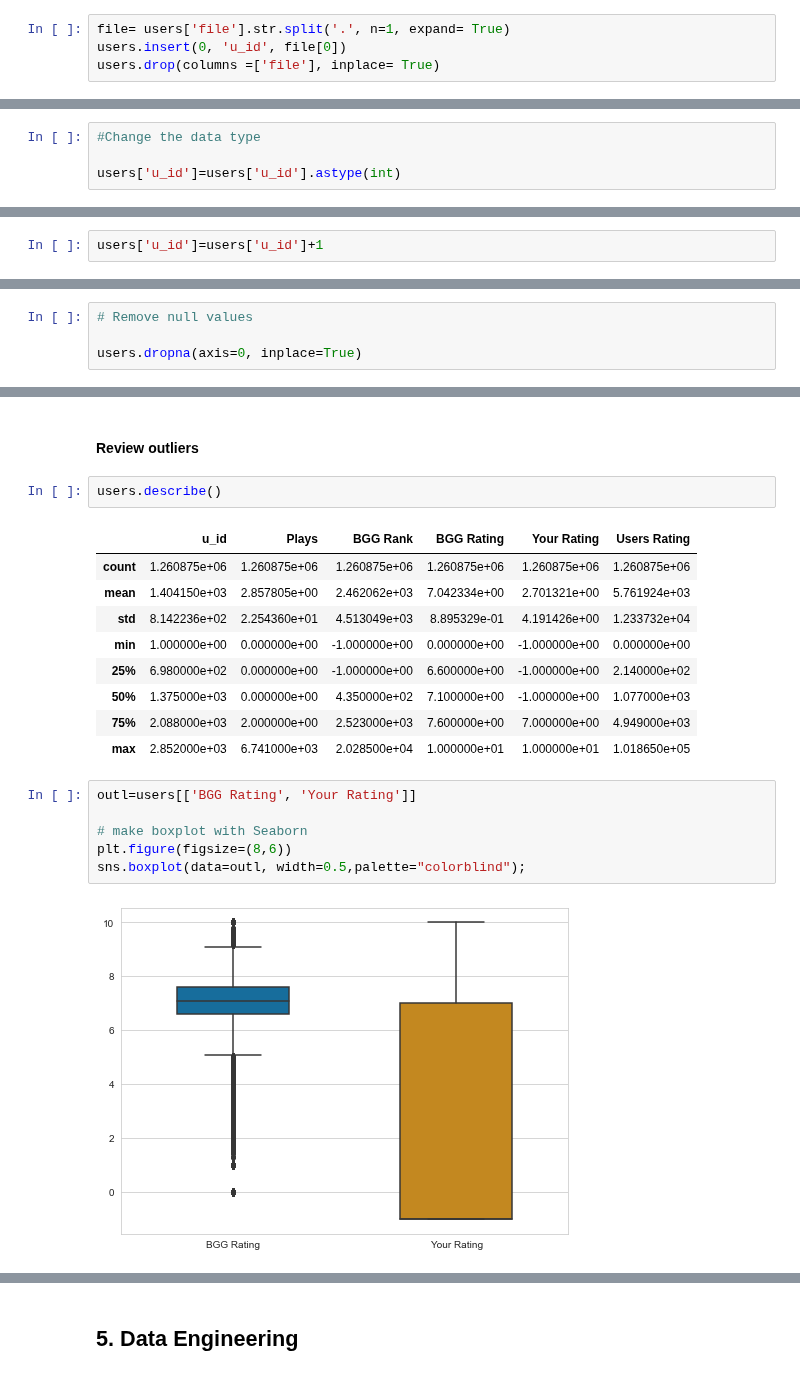
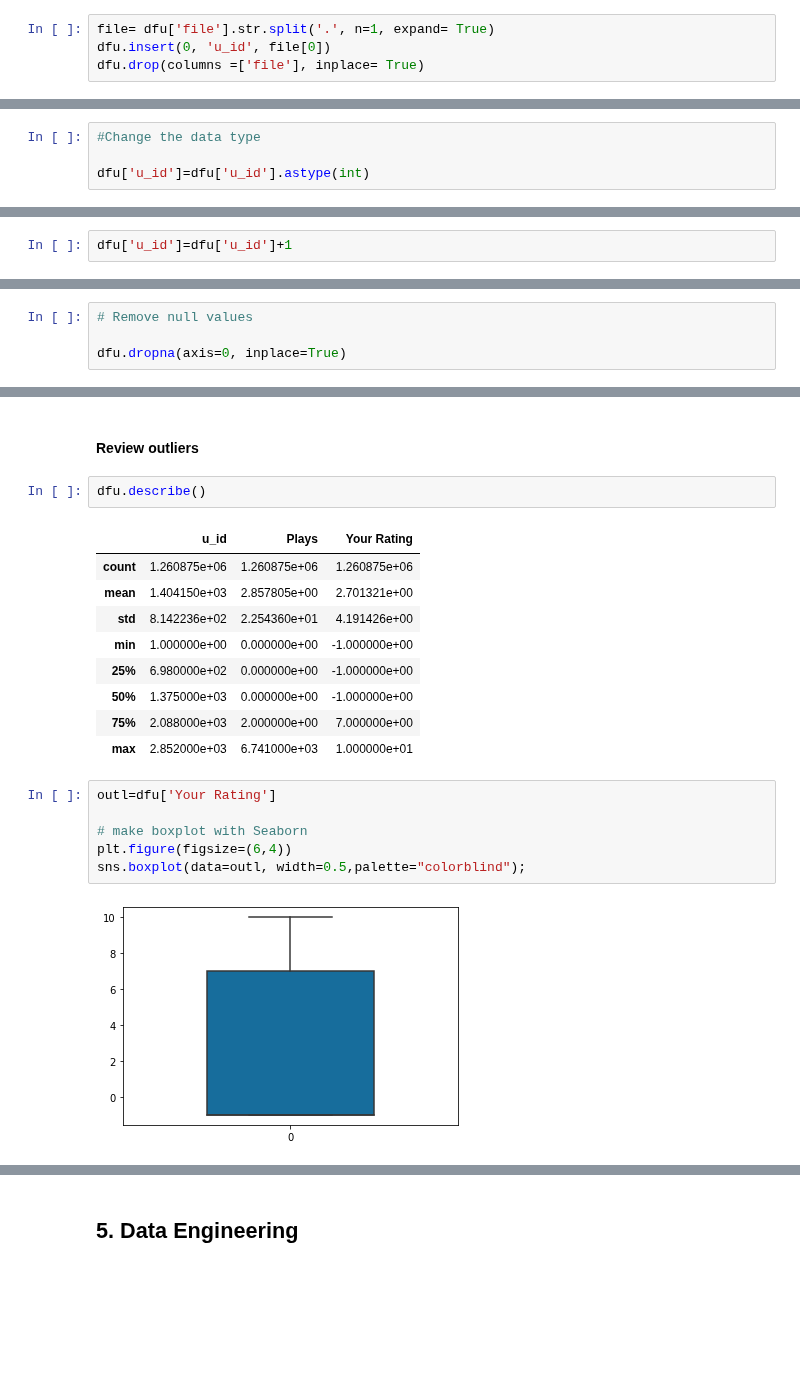
Before and after one commit to LourdesRodriguez/recommender_system, a Jupyter notebook: 2_Data_Understanding.ipynb, the cells around one changed output, grey strips where cells are left out. Saved outputs shown, nothing was run; the diff lists cells and outputs as text; blank space fills up the shorter version.

```diff
--- a/2_Data_Understanding.ipynb
+++ b/2_Data_Understanding.ipynb
@@ -596,7 +596,7 @@ users.head()
 # %% [markdown]
 ##### Set the name of the file as user id
 # %%
-file= users['file'].str.split('.', n=1, expand= True)
-users.insert(0, 'u_id', file[0])
-users.drop(columns =['file'], inplace= True)
+file= dfu['file'].str.split('.', n=1, expand= True)
+dfu.insert(0, 'u_id', file[0])
+dfu.drop(columns =['file'], inplace= True)
 # %%
@@ -636,5 +636,5 @@ memory usage: 48.1+ MB
 # %%
 #Change the data type
 
-users['u_id']=users['u_id'].astype(int)
+dfu['u_id']=dfu['u_id'].astype(int)
 # %%
@@ -660,5 +660,5 @@ users[users['u_id']==0]
 | 187188 | 0 | Zooloretto: Three Extra Enclosures | 0.0 | -1.0 | 0.0% |
 544 rows × 5 columns
 # %%
-users['u_id']=users['u_id']+1
+dfu['u_id']=dfu['u_id']+1
 # %%
@@ -744,5 +741,5 @@ users[users['Plays'].isnull()]
 # %%
 # Remove null values
 
-users.dropna(axis=0, inplace=True)
+dfu.dropna(axis=0, inplace=True)
 # %%
@@ -766,23 +760,23 @@ memory usage: 86.6+ MB
 # %% [markdown]
 #### Review outliers
 # %%
-users.describe()
+dfu.describe()
 # %% [output]
-|  | u_id | Plays | BGG Rank | BGG Rating | Your Rating | Users Rating |
-| count | 1.260875e+06 | 1.260875e+06 | 1.260875e+06 | 1.260875e+06 | 1.260875e+06 | 1.260875e+06 |
-| mean | 1.404150e+03 | 2.857805e+00 | 2.462062e+03 | 7.042334e+00 | 2.701321e+00 | 5.761924e+03 |
-| std | 8.142236e+02 | 2.254360e+01 | 4.513049e+03 | 8.895329e-01 | 4.191426e+00 | 1.233732e+04 |
-| min | 1.000000e+00 | 0.000000e+00 | -1.000000e+00 | 0.000000e+00 | -1.000000e+00 | 0.000000e+00 |
-| 25% | 6.980000e+02 | 0.000000e+00 | -1.000000e+00 | 6.600000e+00 | -1.000000e+00 | 2.140000e+02 |
-| 50% | 1.375000e+03 | 0.000000e+00 | 4.350000e+02 | 7.100000e+00 | -1.000000e+00 | 1.077000e+03 |
-| 75% | 2.088000e+03 | 2.000000e+00 | 2.523000e+03 | 7.600000e+00 | 7.000000e+00 | 4.949000e+03 |
-| max | 2.852000e+03 | 6.741000e+03 | 2.028500e+04 | 1.000000e+01 | 1.000000e+01 | 1.018650e+05 |
+|  | u_id | Plays | Your Rating |
+| count | 1.260875e+06 | 1.260875e+06 | 1.260875e+06 |
+| mean | 1.404150e+03 | 2.857805e+00 | 2.701321e+00 |
+| std | 8.142236e+02 | 2.254360e+01 | 4.191426e+00 |
+| min | 1.000000e+00 | 0.000000e+00 | -1.000000e+00 |
+| 25% | 6.980000e+02 | 0.000000e+00 | -1.000000e+00 |
+| 50% | 1.375000e+03 | 0.000000e+00 | -1.000000e+00 |
+| 75% | 2.088000e+03 | 2.000000e+00 | 7.000000e+00 |
+| max | 2.852000e+03 | 6.741000e+03 | 1.000000e+01 |
 # %%
-outl=users[['BGG Rating', 'Your Rating']]
+outl=dfu['Your Rating']
 
 # make boxplot with Seaborn
-plt.figure(figsize=(8,6))
+plt.figure(figsize=(6,4))
 sns.boxplot(data=outl, width=0.5,palette="colorblind");
 # %% [output]
-[figure, old version]
+[figure, new version]
 # %%
```
Also changed, not shown: parts of 38 cells of this notebook.
